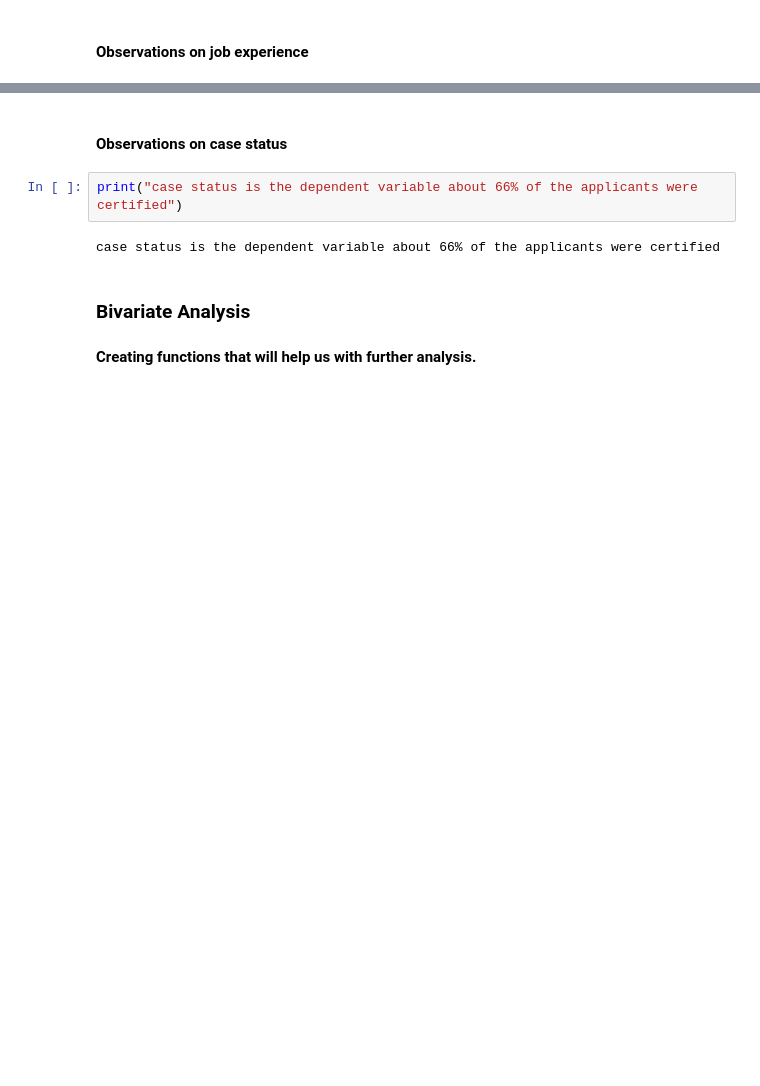
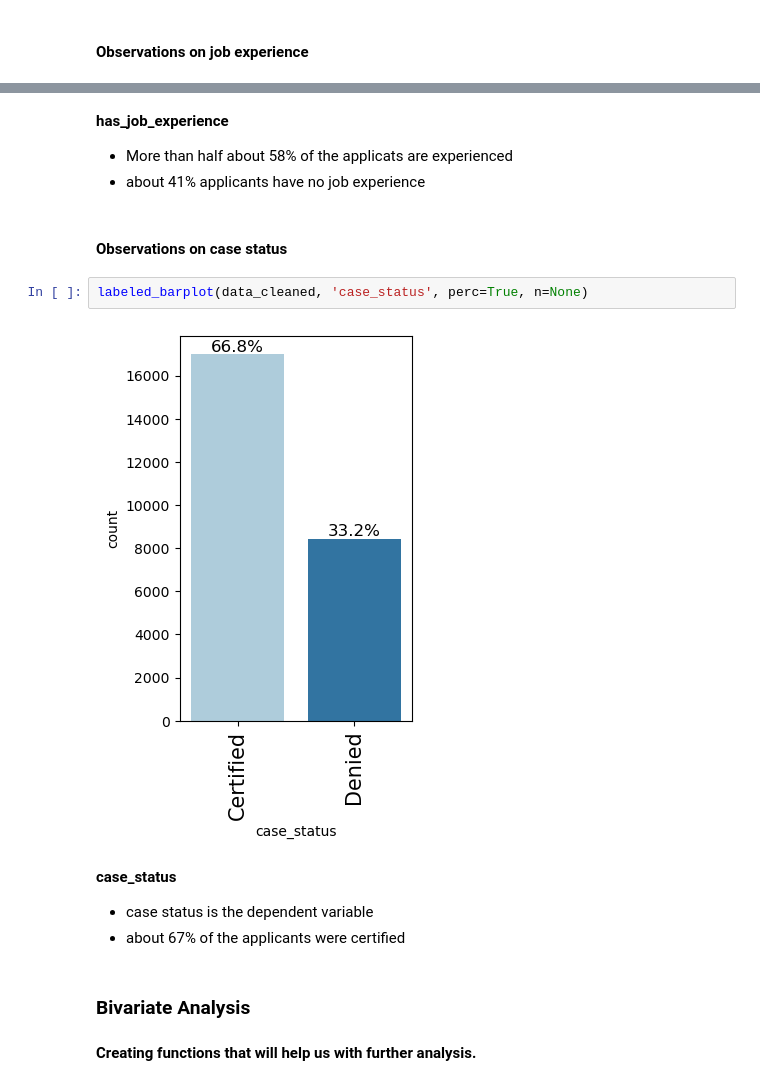
Before and after one commit to dk-study9900/ai-ml, a Jupyter notebook: ML/EasyVisa-Project2/EasyVisa_Full_Code_Notebook copy.ipynb, the cells around one changed output, grey strips where cells are left out. Cells and saved outputs as stored; diff of their text form; blank space fills up the shorter version.

```diff
--- a/ML/EasyVisa-Project2/EasyVisa_Full_Code_Notebook copy.ipynb
+++ b/ML/EasyVisa-Project2/EasyVisa_Full_Code_Notebook copy.ipynb
@@ -455,9 +470,17 @@ More than half 'about 58%' of the applicats are experienced .
+# %% [markdown]
+**has_job_experience**
+- More than half about 58% of the applicats are experienced
+- about 41% applicants have no job experience
 # %% [markdown]
 #### Observations on case status
 # %%
-print("case status is the dependent variable about 66% of the applicants were certified")
+labeled_barplot(data_cleaned, 'case_status', perc=True, n=None)
 # %% [output]
-case status is the dependent variable about 66% of the applicants were certified
+[figure, added]
+# %% [markdown]
+**case_status**
+- case status is the dependent variable
+- about 67% of the applicants were certified
 # %% [markdown]
 ### Bivariate Analysis
 # %% [markdown]
```
Also changed, not shown: parts of 46 cells of this notebook, 2 other files.
